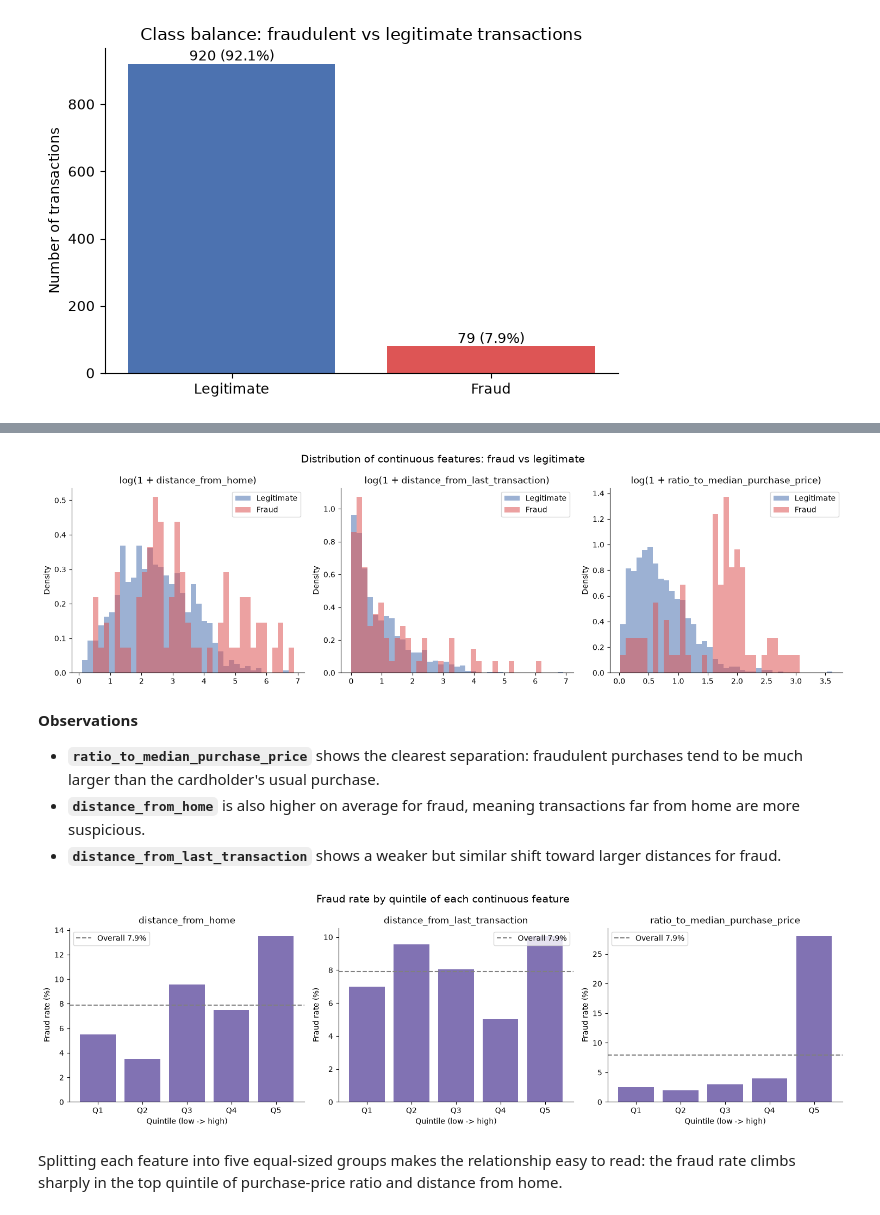
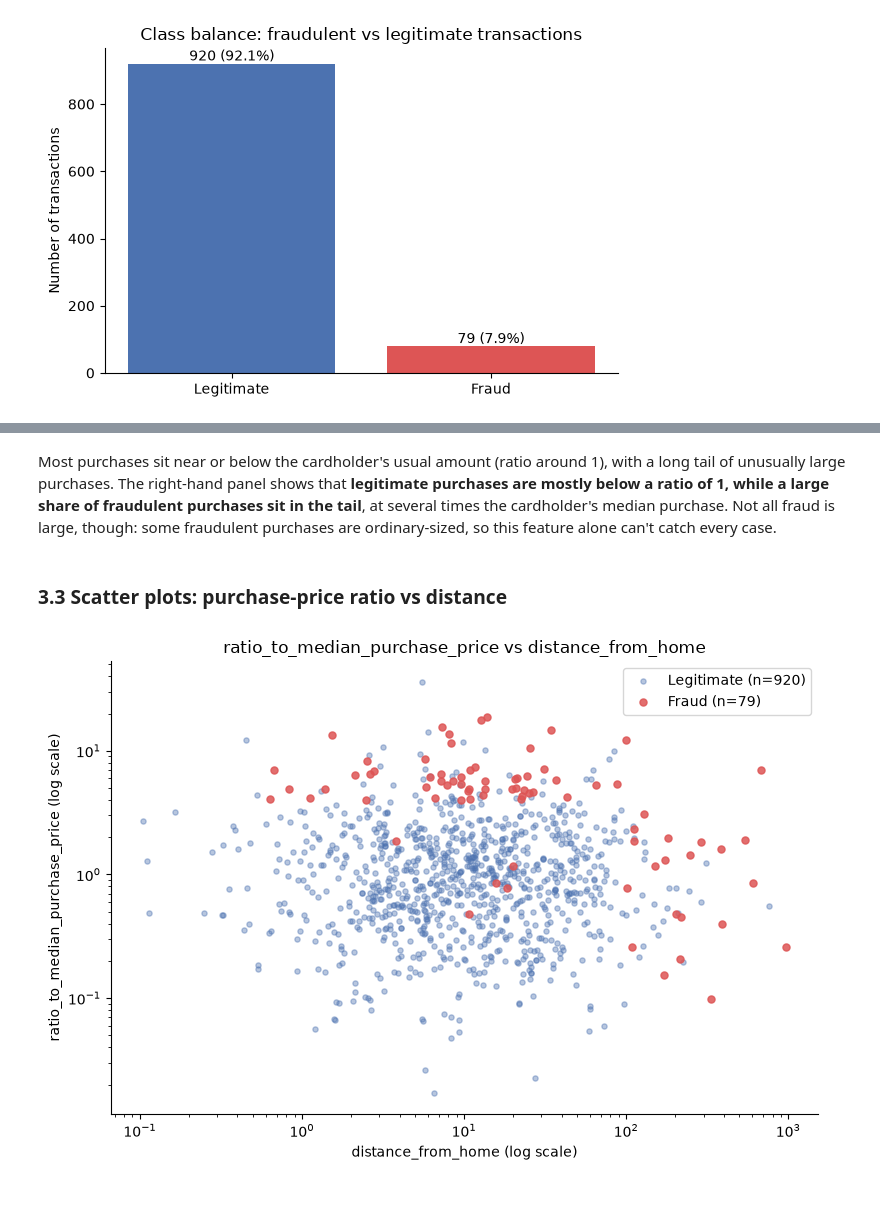
Before and after one commit to twidykwae/credit-card-fraud, a Jupyter notebook: Credit_Card_Fraud_Detection.ipynb, the cells around one changed output, grey strips where cells are left out. Cells and saved outputs as stored; diff of their text form; code cells hidden in the pictures.

```diff
--- a/Credit_Card_Fraud_Detection.ipynb
+++ b/Credit_Card_Fraud_Detection.ipynb
@@ -176,43 +190,24 @@ plt.show()
-# %%
-# Overlaid density histograms of log-transformed values
-fig, axes = plt.subplots(1, 3, figsize=(15, 4.5))
-for ax, col in zip(axes, continuous_cols):
-    logged = np.log1p(df[col])
-    bins = np.linspace(logged.min(), logged.max(), 40)
-    for k in (0, 1):
-        ax.hist(logged[df[TARGET] == k].dropna(), bins=bins, density=True, alpha=0.55,
-                color=CLASS_COLORS[k], label=CLASS_NAMES[k])
-    ax.set_title(f"log(1 + {col})")
-    ax.set_ylabel("Density")
-    ax.legend()
-fig.suptitle("Distribution of continuous features: fraud vs legitimate", fontsize=14)
-plt.tight_layout()
-plt.show()
-# %% [output]
-[figure, removed]
-# %% [markdown]
-**Observations**
-- **`ratio_to_median_purchase_price`** shows the clearest separation: fraudulent purchases tend to be much larger than the cardholder's usual purchase.
-- **`distance_from_home`** is also higher on average for fraud, meaning transactions far from home are more suspicious.
-- **`distance_from_last_transaction`** shows a weaker but similar shift toward larger distances for fraud.
+# %% [markdown]
+Most purchases sit near or below the cardholder's usual amount (ratio around 1), with a long tail of unusually large purchases. The right-hand panel shows that **legitimate purchases are mostly below a ratio of 1, while a large share of fraudulent purchases sit in the tail**, at several times the cardholder's median purchase. Not all fraud is large, though: some fraudulent purchases are ordinary-sized, so this feature alone can't catch every case.
+# %% [markdown]
+### 3.3 Scatter plots: purchase-price ratio vs distance
+# %%
+def ratio_scatter(x_col):
+    fig, ax = plt.subplots(figsize=(8, 5.5))
+    # Plot legitimate first so the rarer fraud points are drawn on top
+    for k in (0, 1):
+        sub = df[df[TARGET] == k]
+        ax.scatter(sub[x_col], sub["ratio_to_median_purchase_price"],
+                   s=14 if k == 0 else 26, alpha=0.4 if k == 0 else 0.85,
+                   color=CLASS_COLORS[k], label=f"{CLASS_NAMES[k]} (n={len(sub)})")
+    ax.set_xscale("log"); ax.set_yscale("log")
+    ax.set_xlabel(f"{x_col} (log scale)")
+    ax.set_ylabel("ratio_to_median_purchase_price (log scale)")
+    ax.set_title(f"ratio_to_median_purchase_price vs {x_col}")
+    ax.legend()
+    plt.tight_layout()
+    plt.show()
 # %%
-# Fraud rate across quantile bins of each continuous feature
-fig, axes = plt.subplots(1, 3, figsize=(15, 4.5))
-overall_rate = df[TARGET].mean()
-for ax, col in zip(axes, continuous_cols):
-    binned = pd.qcut(df[col], q=5, duplicates="drop")
-    rate = df.groupby(binned, observed=True)[TARGET].mean() * 100
-    ax.bar(range(len(rate)), rate.values, color="#8172B3")
-    ax.set_xticks(range(len(rate)), [f"Q{i+1}" for i in range(len(rate))])
-    ax.axhline(overall_rate * 100, color="gray", ls="--", label=f"Overall {overall_rate:.1%}")
-    ax.set_title(col)
-    ax.set_xlabel("Quintile (low -> high)")
-    ax.set_ylabel("Fraud rate (%)")
-    ax.legend()
-fig.suptitle("Fraud rate by quintile of each continuous feature", fontsize=14)
-plt.tight_layout()
-plt.show()
+ratio_scatter("distance_from_home")
 # %% [output]
-[figure, old version]
+[figure, new version]
-# %% [markdown]
-Splitting each feature into five equal-sized groups makes the relationship easy to read: the fraud rate climbs sharply in the top quintile of purchase-price ratio and distance from home.
```
Also changed, not shown: parts of 58 cells of this notebook.
